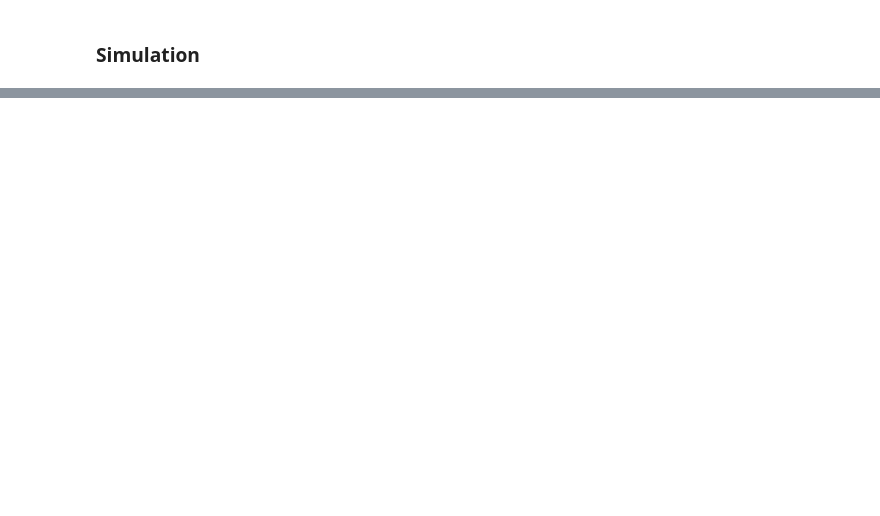
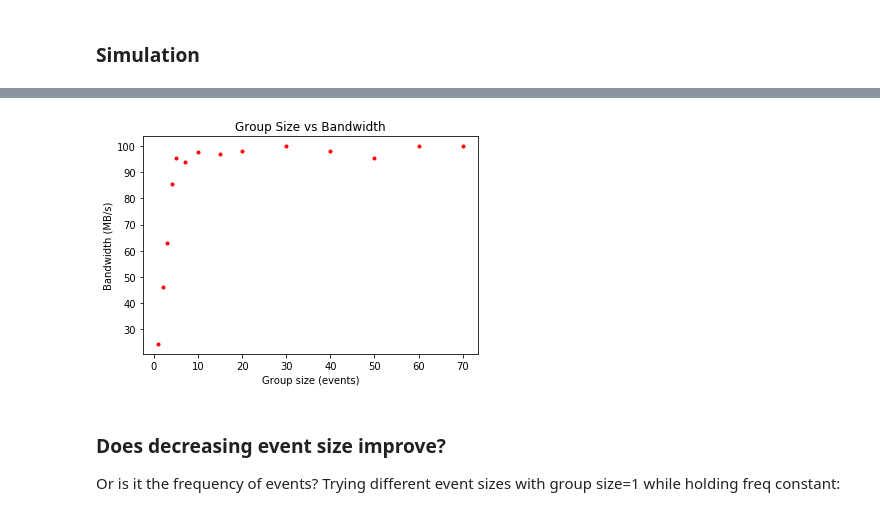
Before and after one commit to husinthewei/rocstar_hdf5, a Jupyter notebook: HDF5Testing.ipynb, the cells around one changed output, grey strips where cells are left out. Saved outputs shown, nothing was run; the diff lists cells and outputs as text; code cells hidden in the pictures; blank space fills up the shorter version.

```diff
--- a/HDF5Testing.ipynb
+++ b/HDF5Testing.ipynb
@@ -107,0 +193,24 @@ First group: [array([6, 2, 6, 0, 0, 6, 0, 9, 0, 1, 9, 1, 3, 7, 7, 6, 4, 1, 5, 9,
+# %%
+# Intitially test with constant dt
+dt_min = 1/10000.0
+dt_max = 1/10000.0
+event_size = 5000
+
+group_sizes = [1, 2, 3, 4, 5, 7, 10, 15, 20, 30, 40, 50, 60, 70]
+
+# Randomize order of group size
+np.random.shuffle(group_sizes)
+
+run_times = []
+
+# 300000 events (~30 seconds)
+n = 300000
+for gs in group_sizes:
+    run_times.append(run_sim(n, gs, dt_min, dt_max, event_size))
+
+plot_results(group_sizes, run_times, event_size, n)
+# %% [output]
+[figure, added]
+# %% [markdown]
+### Does decreasing event size improve?
+Or is it the frequency of events? Trying different event sizes with group size=1 while holding freq constant:
```
Also changed, not shown: parts of 15 cells of this notebook.
